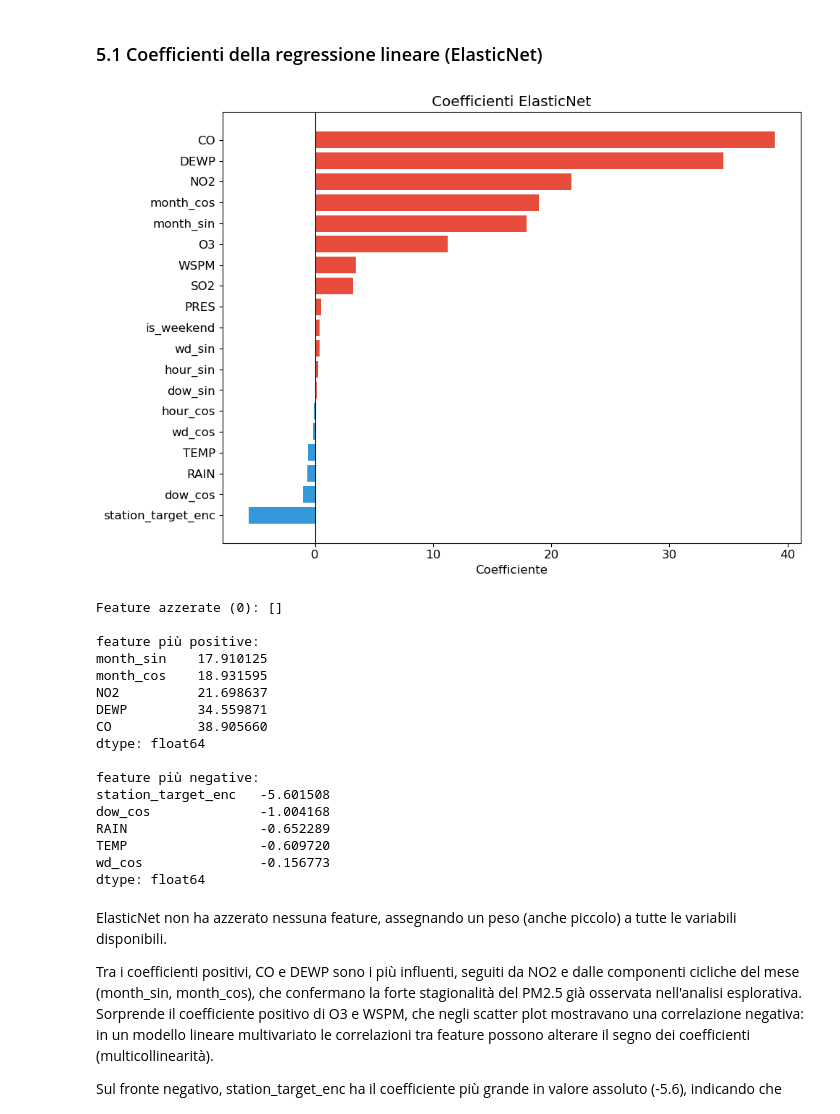
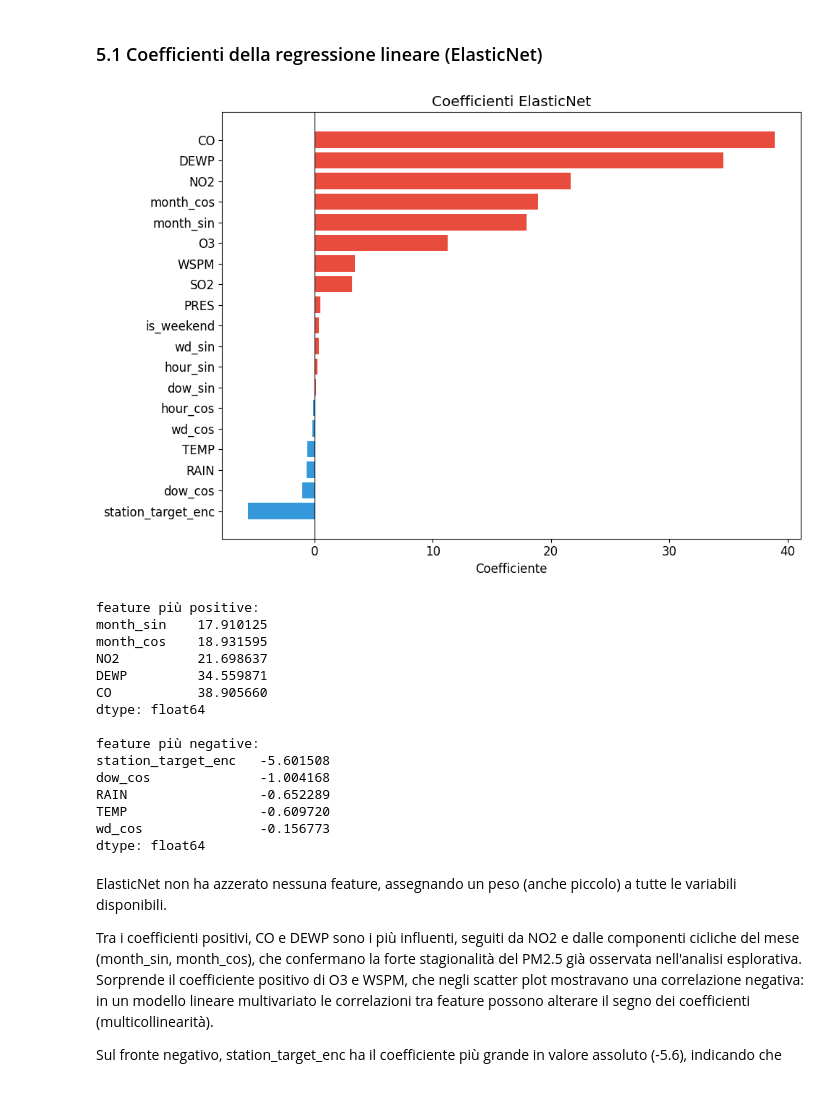
Before and after one commit to cirobassi11/air-quality-prediction, a Jupyter notebook: air_quality_prediction.ipynb, the cells around one changed output. Saved outputs shown, nothing was run; the diff lists cells and outputs as text; code cells hidden in the pictures.

```diff
--- a/air_quality_prediction.ipynb
+++ b/air_quality_prediction.ipynb
@@ -1018,30 +1015,25 @@ L'errore relativo di XGBoost pari a 0.267 indica che in media il modello sbaglia
 # %%
 # Estrazione coefficienti da ElasticNet
 coef = pd.Series(
     gs_elasticnet.best_estimator_['regr'].coef_,
     index=X_train.columns
 ).sort_values()
 
 # Separazione positivi e negativi per colorazione
 colors = ['#e74c3c' if c > 0 else '#3498db' for c in coef]
 
 plt.figure(figsize=(10, 7))
 plt.barh(coef.index, coef.values, color=colors)
 plt.axvline(0, color='black', linewidth=0.8)
 plt.title('Coefficienti ElasticNet')
 plt.xlabel('Coefficiente')
 plt.tight_layout()
 plt.show()
 
-# Feature azzerate
-zero = coef[coef == 0]
-print(f"Feature azzerate ({len(zero)}): {zero.index.tolist()}")
 print(f"\nfeature più positive:\n{coef.tail(5)}")
 print(f"\nfeature più negative:\n{coef.head(5)}")
 # %% [output]
-[figure, old version]
+[figure, new version]
-Feature azzerate (0): []
-
 feature più positive:
 month_sin    17.910125
 month_cos    18.931595
```
Also changed, not shown: parts of 60 cells of this notebook.
